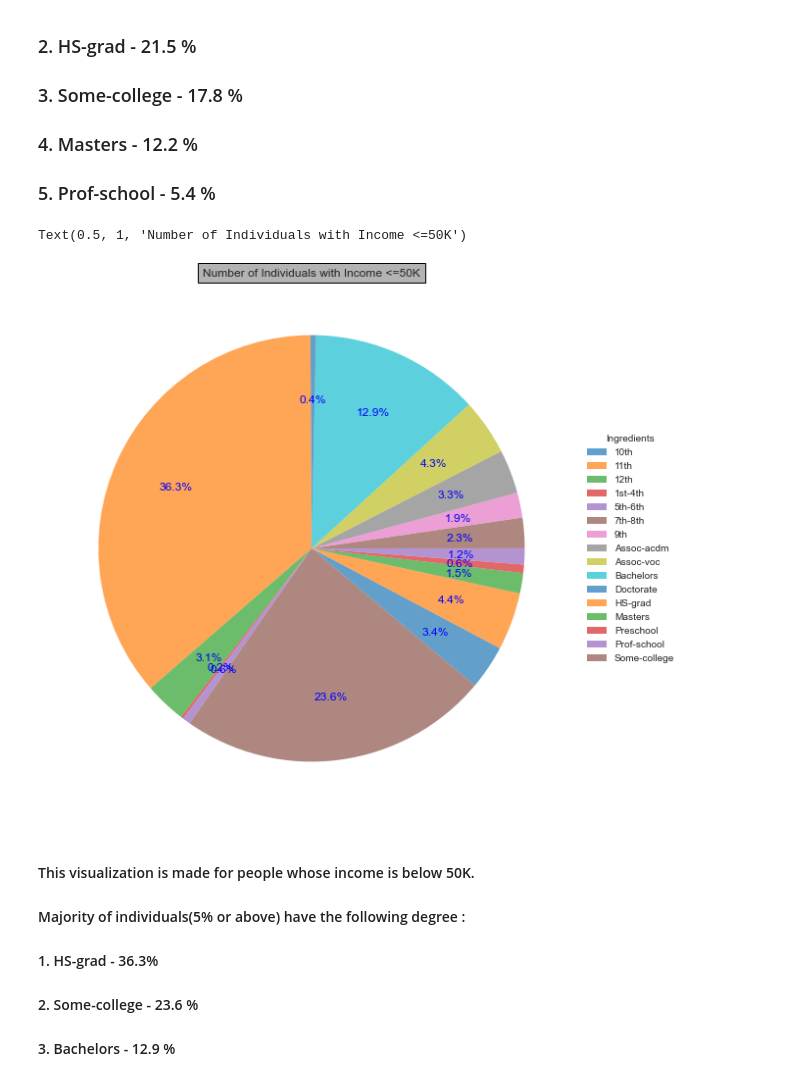
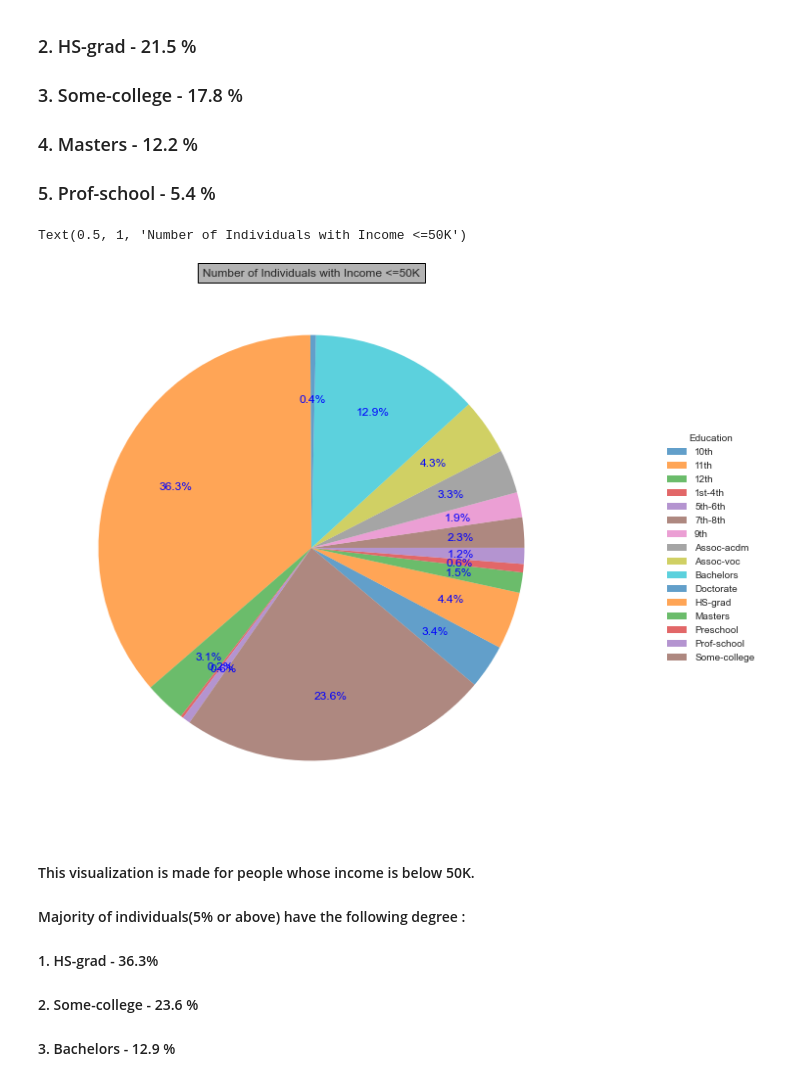
Before and after one commit to atinsinghal97/CSE578-marketing-profiles-visualization, a Jupyter notebook: DV_Group_Project.ipynb, the cells around one changed output. Saved outputs shown, nothing was run; the diff lists cells and outputs as text; code cells hidden in the pictures.

```diff
--- a/DV_Group_Project.ipynb
+++ b/DV_Group_Project.ipynb
@@ -437,17 +412,17 @@ Text(0.5, 1, 'Number of Individuals with Income >50K')
 # %%
 fig, ax = plt.subplots(figsize=(10, 10), subplot_kw=dict(aspect="equal"))
 
 wedges, texts, autotexts = ax.pie(edu_income['Income <=50K'], autopct='%1.1f%%',wedgeprops={'alpha':0.7},
                                   startangle=-40,textprops=dict(color="b",size = 12),pctdistance = 0.7)
 
 ax.legend(wedges, edu_income['education'],
-          title="Ingredients",
-          loc="center left",
+          title="Education",
+          loc="center",
           bbox_to_anchor=(1, 0, 0.5, 1))
 plt.title("Number of Individuals with Income <=50K", y=1, bbox={'facecolor':'0.7', 'pad':5})
 # %% [output]
 Text(0.5, 1, 'Number of Individuals with Income <=50K')
-[figure, old version]
+[figure, new version]
 # %% [markdown]
 #### This visualization is made for people whose income is below 50K.
 #### Majority of individuals(5% or above) have the following degree :
```
Also changed, not shown: parts of 19 cells of this notebook.
